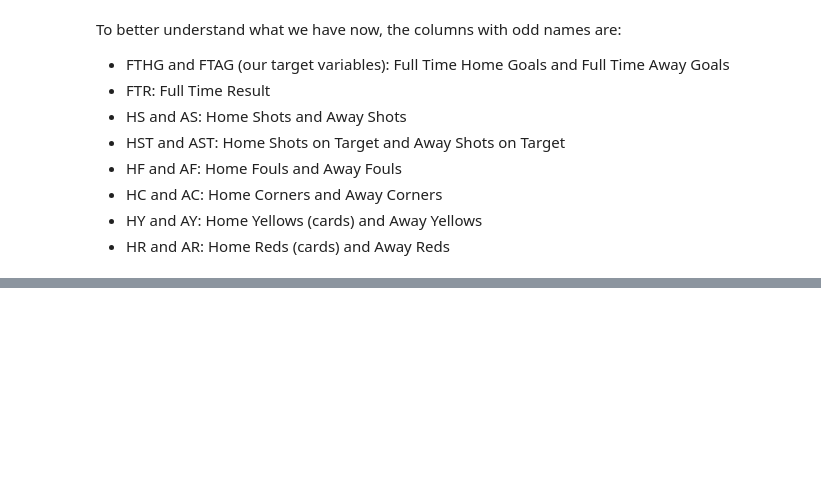
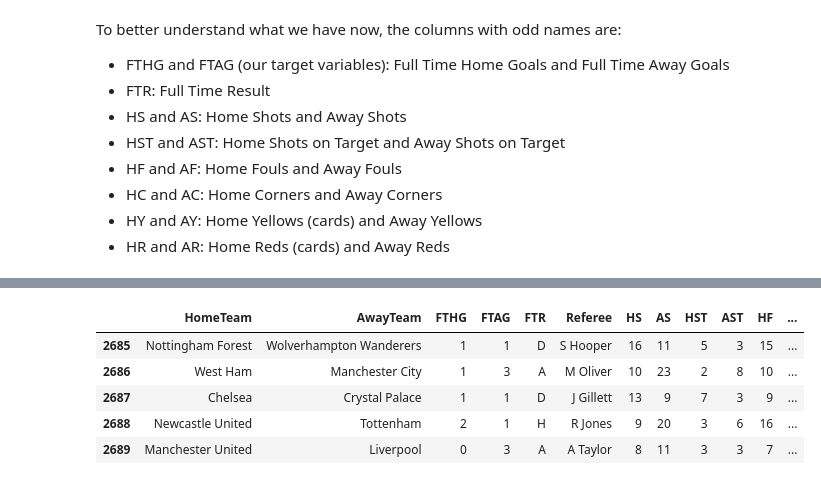
Before and after one commit to gregfu05/Premier_League_Match_Predictor, a Jupyter notebook: ML_project.ipynb, the cells around one changed output, grey strips where cells are left out. Cells and saved outputs as stored; diff of their text form; code cells hidden in the pictures; blank space fills up the shorter version.

```diff
--- a/ML_project.ipynb
+++ b/ML_project.ipynb
@@ -253,0 +271,38 @@ To better understand what we have now, the columns with odd names are:
+# %%
+# Reset index to ensure consistent iteration
+db.reset_index(drop=True, inplace=True)
+
+# Initialize new columns
+db['avg_goals_L10_home'] = None
+db['avg_goals_L10_away'] = None
+
+# Loop to calculate rolling averages
+home_goals = []
+away_goals = []
+
+for idx, row in db.iterrows():
+    home_team = row['HomeTeam']
+    away_team = row['AwayTeam']
+
+    # Get last 10 home games for this home team before current match
+    past_home = db[(db.index < idx) & (db['HomeTeam'] == home_team)]
+    avg_home_goals = past_home['FTHG'].tail(10).mean()
+    home_goals.append(avg_home_goals)
+
+    # Get last 10 away games for this away team before current match
+    past_away = db[(db.index < idx) & (db['AwayTeam'] == away_team)]
+    avg_away_goals = past_away['FTAG'].tail(10).mean()
+    away_goals.append(avg_away_goals)
+
+# Assign computed values
+db['avg_goals_L10_home'] = home_goals
+db['avg_goals_L10_away'] = away_goals
+# %%
+db.tail()
+# %% [output]
+|  | HomeTeam | AwayTeam | FTHG | FTAG | FTR | Referee | HS | AS | HST | AST | HF | ... |
+| 2685 | Nottingham Forest | Wolverhampton Wanderers | 1 | 1 | D | S Hooper | 16 | 11 | 5 | 3 | 15 | ... |
+| 2686 | West Ham | Manchester City | 1 | 3 | A | M Oliver | 10 | 23 | 2 | 8 | 10 | ... |
+| 2687 | Chelsea | Crystal Palace | 1 | 1 | D | J Gillett | 13 | 9 | 7 | 3 | 9 | ... |
+| 2688 | Newcastle United | Tottenham | 2 | 1 | H | R Jones | 9 | 20 | 3 | 6 | 16 | ... |
+| 2689 | Manchester United | Liverpool | 0 | 3 | A | A Taylor | 8 | 11 | 3 | 3 | 7 | ... |
```
Also changed, not shown: parts of 31 cells of this notebook.
